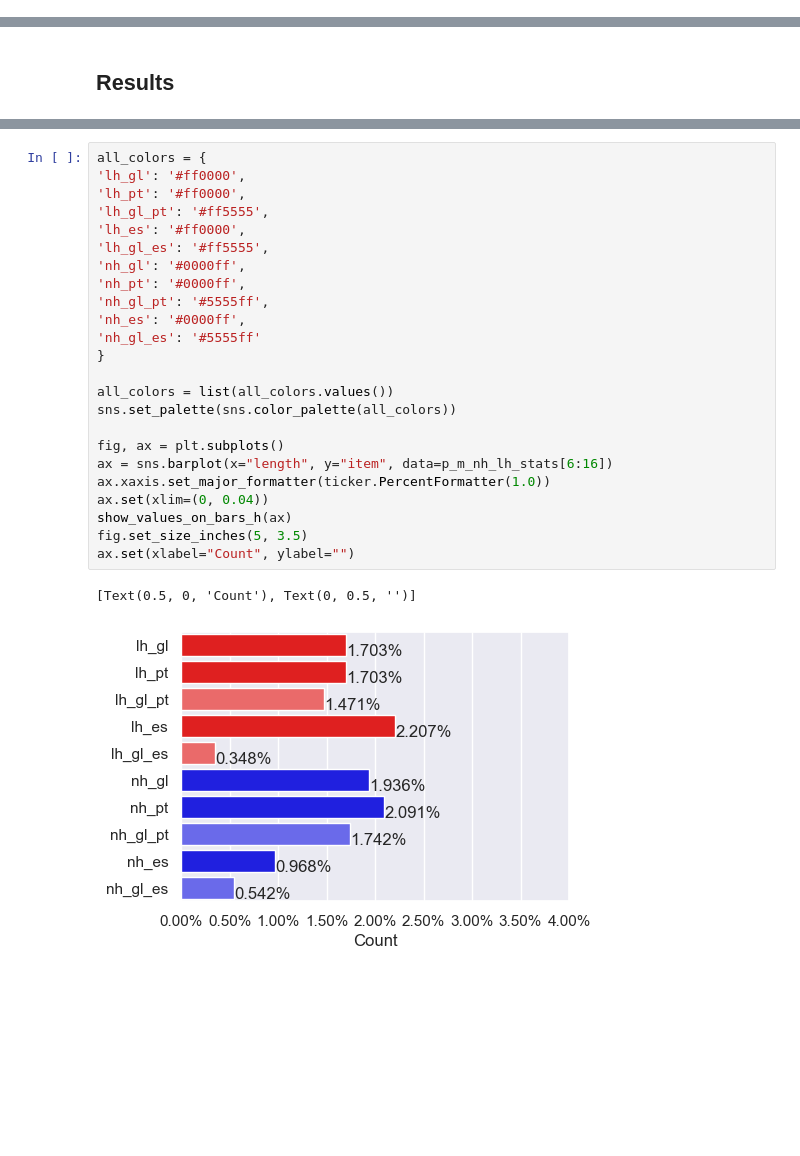
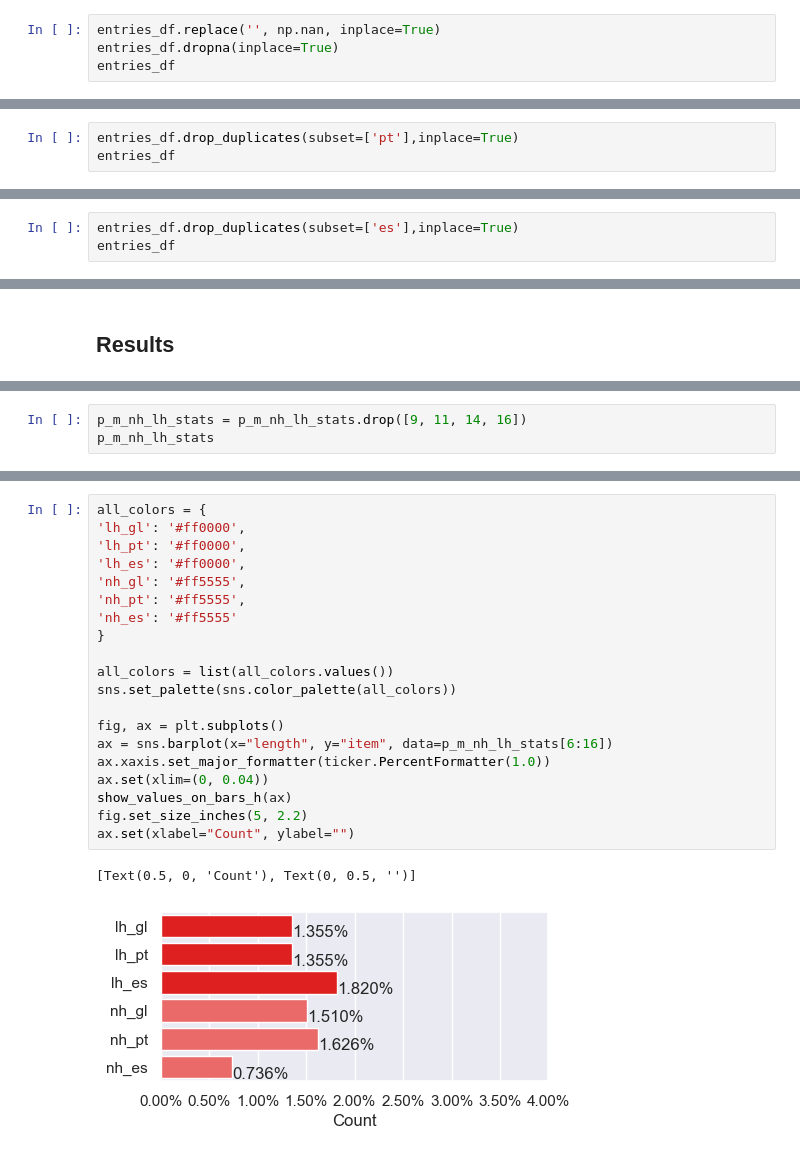
Before and after one commit to Portophon/Gal-palatals, a Jupyter notebook: Wikcionário - Extract n Stats gl-pt-es.ipynb, the cells around one changed output, grey strips where cells are left out. Drawn from its saved outputs; the diff is of its cells as text; blank space fills up the shorter version.

```diff
--- a/Wikcionário - Extract n Stats gl-pt-es.ipynb
+++ b/Wikcionário - Extract n Stats gl-pt-es.ipynb
@@ -210,0 +213,4 @@ entries_df[0:10]
+# %%
+entries_df.replace('', np.nan, inplace=True)
+entries_df.dropna(inplace=True)
+entries_df
@@ -210,0 +231,3 @@ entries_df[0:10]
+# %%
+entries_df.drop_duplicates(subset=['pt'],inplace=True)
+entries_df
@@ -210,0 +248,3 @@ entries_df[0:10]
+# %%
+entries_df.drop_duplicates(subset=['es'],inplace=True)
+entries_df
@@ -735,0 +852,3 @@ p_m_nh_lh_stats
+# %%
+p_m_nh_lh_stats = p_m_nh_lh_stats.drop([9, 11, 14, 16])
+p_m_nh_lh_stats
@@ -795,27 +919,23 @@ ax.set(xlabel="Count", ylabel="")
 # %%
 all_colors = {
 'lh_gl': '#ff0000',
 'lh_pt': '#ff0000',
-'lh_gl_pt': '#ff5555',
 'lh_es': '#ff0000',
-'lh_gl_es': '#ff5555',
-'nh_gl': '#0000ff',
-'nh_pt': '#0000ff',
-'nh_gl_pt': '#5555ff',
-'nh_es': '#0000ff',
-'nh_gl_es': '#5555ff'
+'nh_gl': '#ff5555',
+'nh_pt': '#ff5555',
+'nh_es': '#ff5555'
 }
 
 all_colors = list(all_colors.values())
 sns.set_palette(sns.color_palette(all_colors))
 
 fig, ax = plt.subplots()
 ax = sns.barplot(x="length", y="item", data=p_m_nh_lh_stats[6:16])
 ax.xaxis.set_major_formatter(ticker.PercentFormatter(1.0))
 ax.set(xlim=(0, 0.04))
 show_values_on_bars_h(ax)
-fig.set_size_inches(5, 3.5)
+fig.set_size_inches(5, 2.2)
 ax.set(xlabel="Count", ylabel="")
 # %% [output]
 [Text(0.5, 0, 'Count'), Text(0, 0.5, '')]
-[figure, old version]
+[figure, new version]
```
Also changed, not shown: parts of 58 cells of this notebook, 7 other files.
